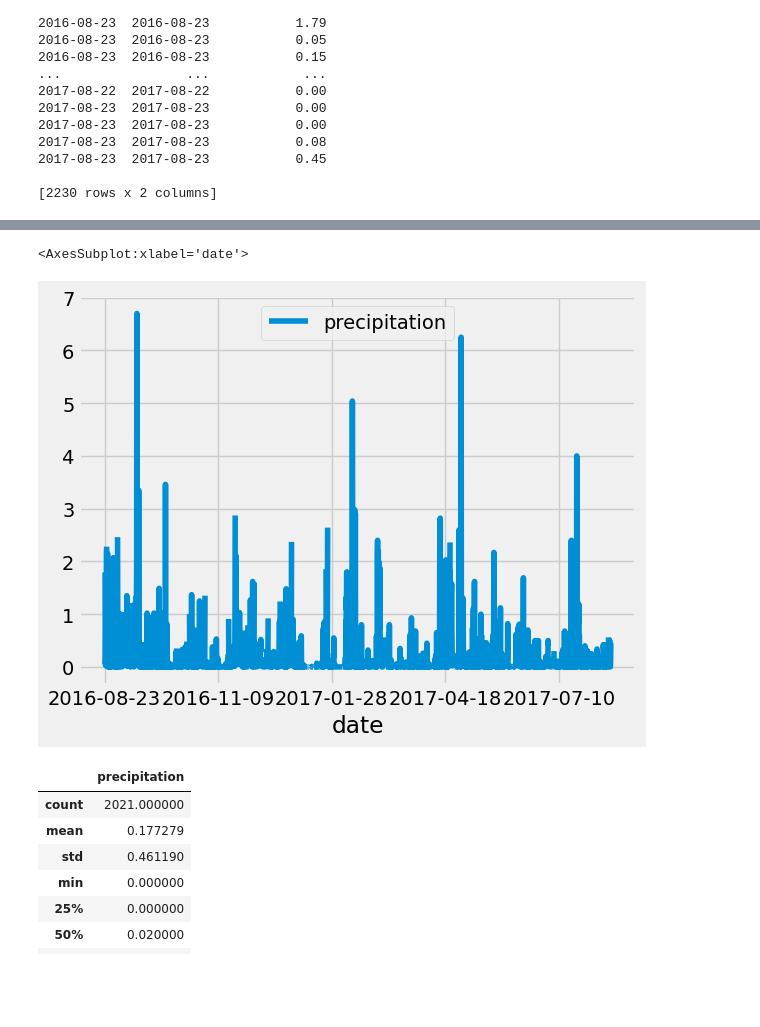
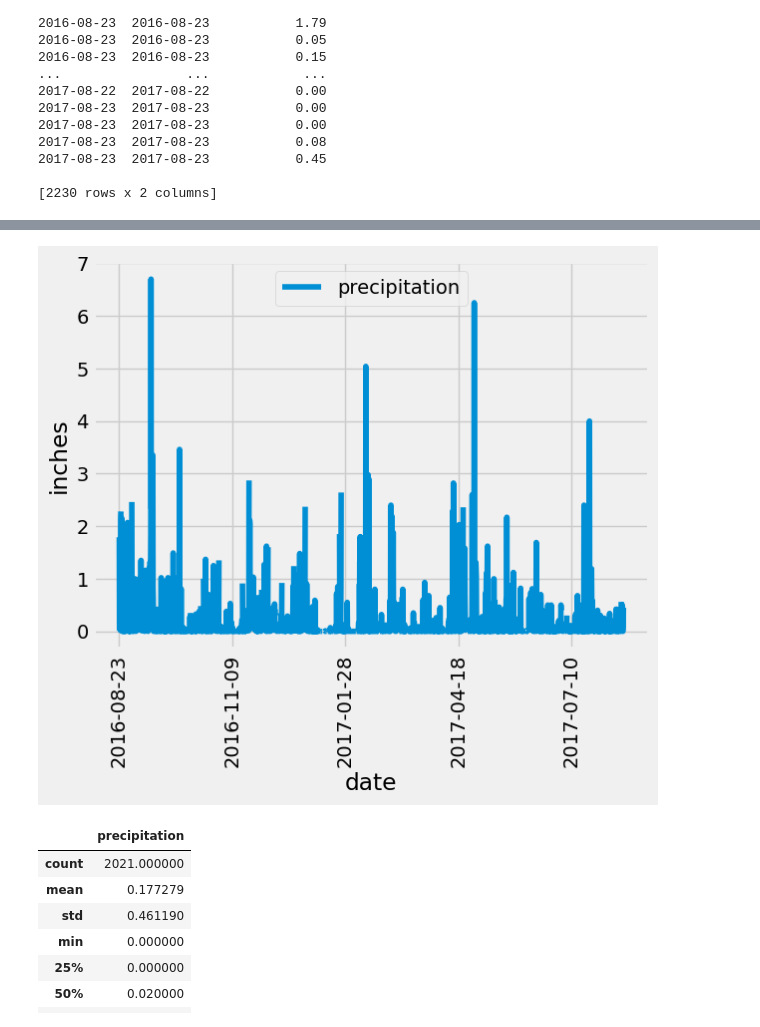
Before and after one commit to NicoleBusta/SurfsUp_SQLAlchemy, a Jupyter notebook: climate_NB.ipynb, the cells around one changed output, grey strips where cells are left out. Saved outputs shown, nothing was run; the diff lists cells and outputs as text; code cells hidden in the pictures; blank space fills up the shorter version.

```diff
--- a/climate_NB.ipynb
+++ b/climate_NB.ipynb
@@ -126,9 +143,11 @@ date
 # %%
 # Use Pandas Plotting with Matplotlib to plot the data
-df.plot()
+ax=df.plot()
+ax.set_ylabel("inches")
+ax.set_xlabel("date")
+ax.tick_params(axis='x', labelrotation=90)
 # %% [output]
-<AxesSubplot:xlabel='date'>
-[figure, old version]
+[figure, new version]
 # %%
 # Use Pandas to calcualte the summary statistics for the precipitation data
 df.describe()
```
Also changed, not shown: parts of 2 cells of this notebook, 1 other file.
